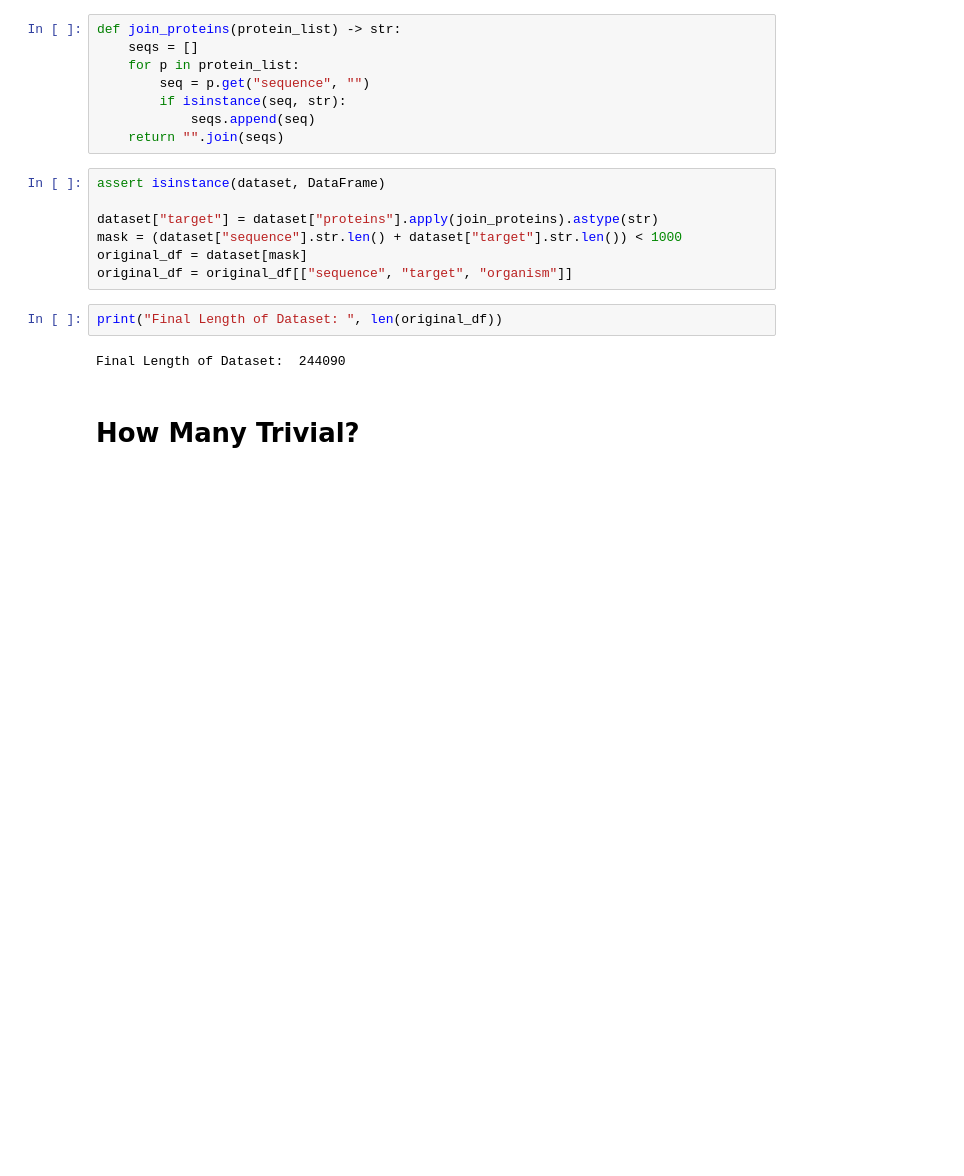
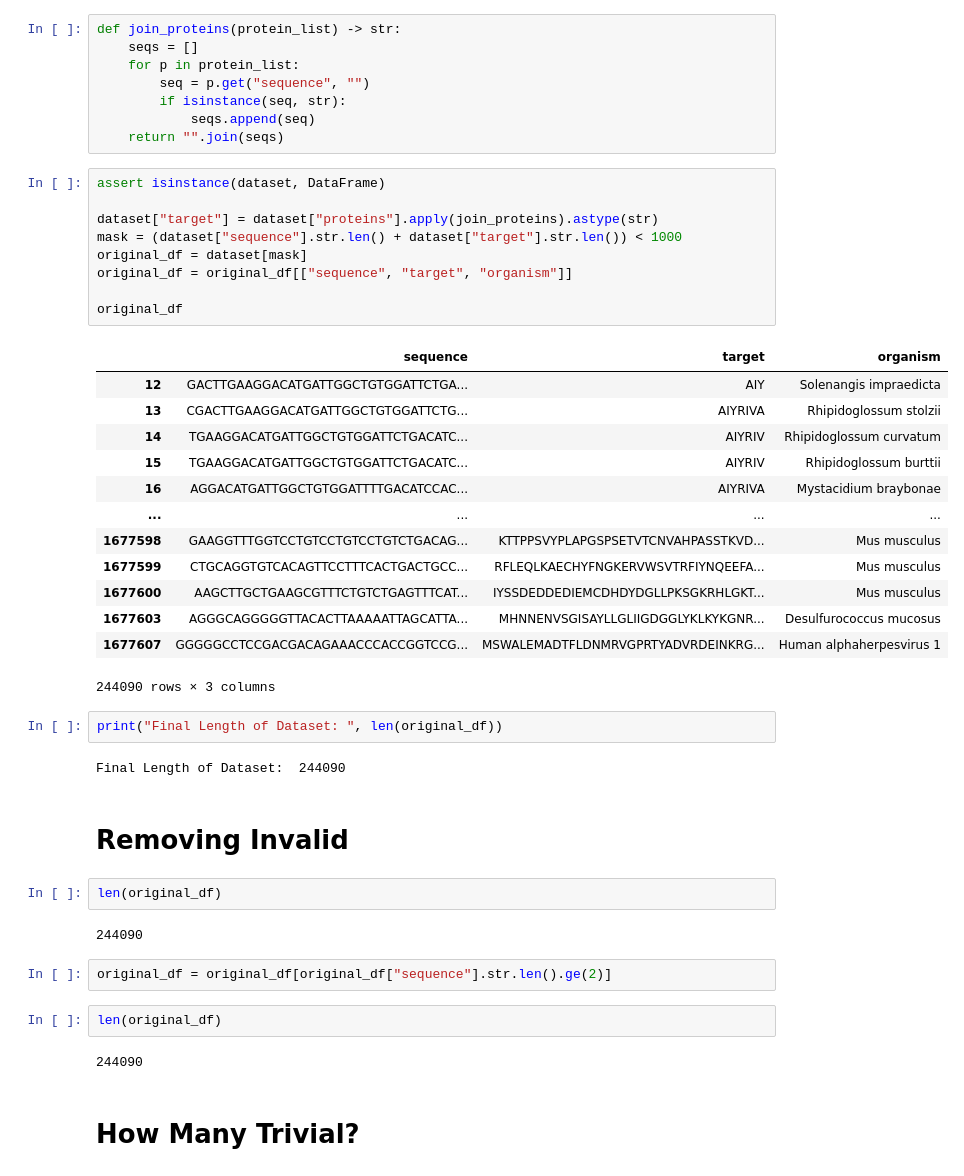
Before and after one commit to GustavoHCruz/CodingDNATransformers, a Jupyter notebook: src/the_last_act.ipynb, the cells around one changed output. Cells and saved outputs as stored; diff of their text form; blank space fills up the shorter version.

```diff
--- a/src/the_last_act.ipynb
+++ b/src/the_last_act.ipynb
@@ -38,14 +38,42 @@ def join_proteins(protein_list) -> str:
 # %%
 assert isinstance(dataset, DataFrame)
 
 dataset["target"] = dataset["proteins"].apply(join_proteins).astype(str)
 mask = (dataset["sequence"].str.len() + dataset["target"].str.len()) < 1000
 original_df = dataset[mask]
 original_df = original_df[["sequence", "target", "organism"]]
+
+original_df
+# %% [output]
+|  | sequence | target | organism |
+| 12 | GACTTGAAGGACATGATTGGCTGTGGATTCTGA... | AIY | Solenangis impraedicta |
+| 13 | CGACTTGAAGGACATGATTGGCTGTGGATTCTG... | AIYRIVA | Rhipidoglossum stolzii |
+| 14 | TGAAGGACATGATTGGCTGTGGATTCTGACATC... | AIYRIV | Rhipidoglossum curvatum |
+| 15 | TGAAGGACATGATTGGCTGTGGATTCTGACATC... | AIYRIV | Rhipidoglossum burttii |
+| 16 | AGGACATGATTGGCTGTGGATTTTGACATCCAC... | AIYRIVA | Mystacidium braybonae |
+| ... | ... | ... | ... |
+| 1677598 | GAAGGTTTGGTCCTGTCCTGTCCTGTCTGACAG... | KTTPPSVYPLAPGSPSETVTCNVAHPASSTKVD... | Mus musculus |
+| 1677599 | CTGCAGGTGTCACAGTTCCTTTCACTGACTGCC... | RFLEQLKAECHYFNGKERVWSVTRFIYNQEEFA... | Mus musculus |
+| 1677600 | AAGCTTGCTGAAGCGTTTCTGTCTGAGTTTCAT... | IYSSDEDDEDIEMCDHDYDGLLPKSGKRHLGKT... | Mus musculus |
+| 1677603 | AGGGCAGGGGGTTACACTTAAAAATTAGCATTA... | MHNNENVSGISAYLLGLIIGDGGLYKLKYKGNR... | Desulfurococcus mucosus |
+| 1677607 | GGGGGCCTCCGACGACAGAAACCCACCGGTCCG... | MSWALEMADTFLDNMRVGPRTYADVRDEINKRG... | Human alphaherpesvirus 1 |
+244090 rows × 3 columns
 # %%
 print("Final Length of Dataset: ", len(original_df))
 # %% [output]
 Final Length of Dataset:  244090
+# %% [markdown]
+# Removing Invalid
+# %%
+len(original_df)
+# %% [output]
+244090
+# %%
+original_df = original_df[original_df["sequence"].str.len().ge(2)]
+# %%
+len(original_df)
+# %% [output]
+244090
 # %% [markdown]
 # How Many Trivial?
 # %%
```
Also changed, not shown: parts of 13 cells of this notebook.
